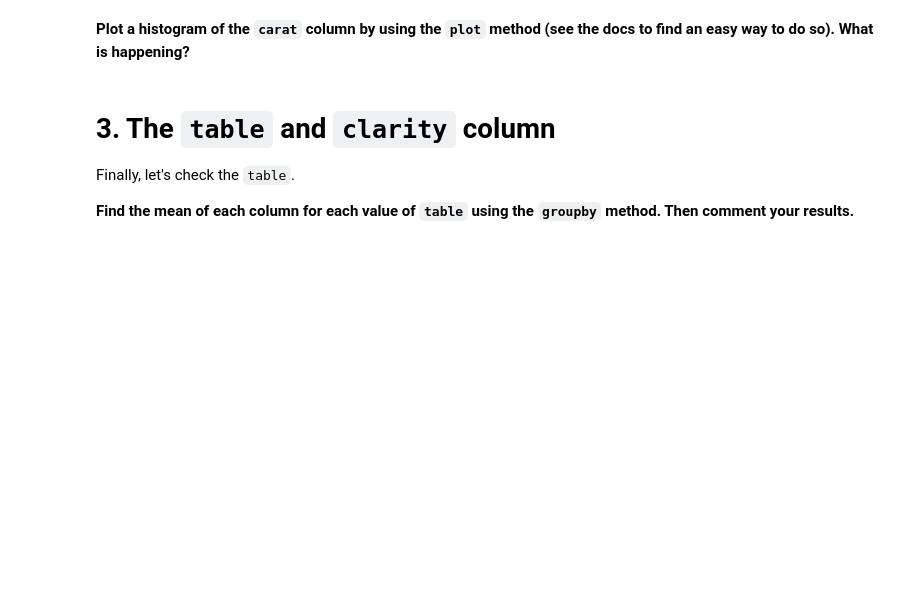
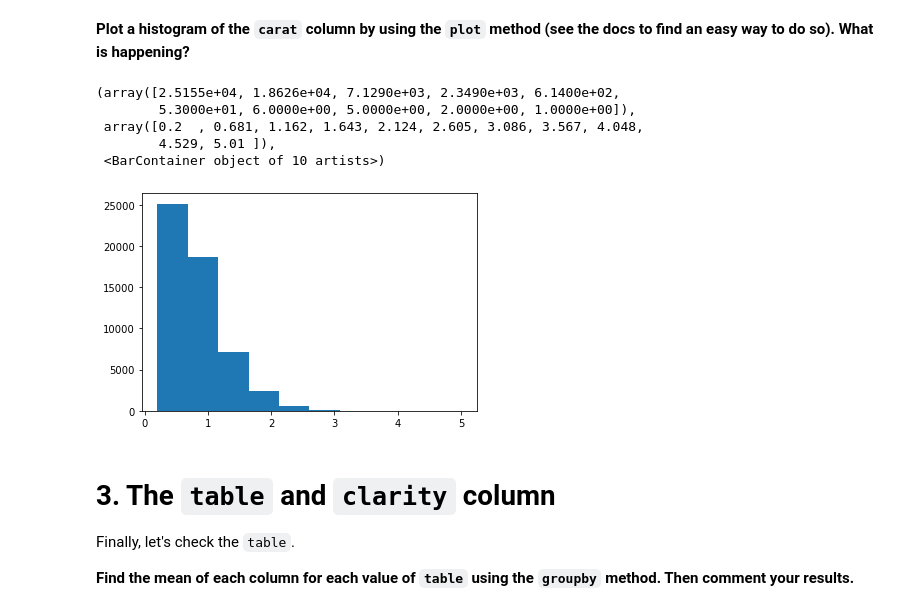
Before and after one commit to ta-data-lis/M2-mini-project1, a Jupyter notebook: 2.-EDA.ipynb, the cells around one changed output. Saved outputs shown, nothing was run; the diff lists cells and outputs as text; code cells hidden in the pictures; blank space fills up the shorter version.

```diff
--- a/2.-EDA.ipynb
+++ b/2.-EDA.ipynb
@@ -61,6 +117,14 @@ Let's check the `carat` (weight), since this could also be a potential factor fo
 **Plot a histogram of the `carat` column by using the `plot` method (see the docs to find an easy way to do so). What is happening?**
 # %%
 #your code here
+plt.hist(x=diamonds['carat'])
+# %% [output]
+(array([2.5155e+04, 1.8626e+04, 7.1290e+03, 2.3490e+03, 6.1400e+02,
+        5.3000e+01, 6.0000e+00, 5.0000e+00, 2.0000e+00, 1.0000e+00]),
+ array([0.2  , 0.681, 1.162, 1.643, 2.124, 2.605, 3.086, 3.567, 4.048,
+        4.529, 5.01 ]),
+ <BarContainer object of 10 artists>)
+[figure, added]
 # %% [markdown]
 # 3. The `table` and `clarity` column
 Finally, let's check the `table`.
```
Also changed, not shown: parts of 29 cells of this notebook, 2 other files.
